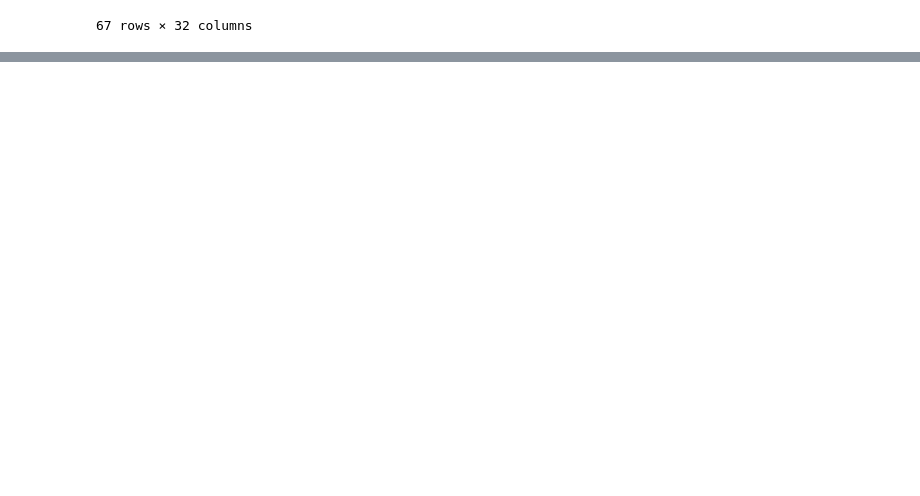
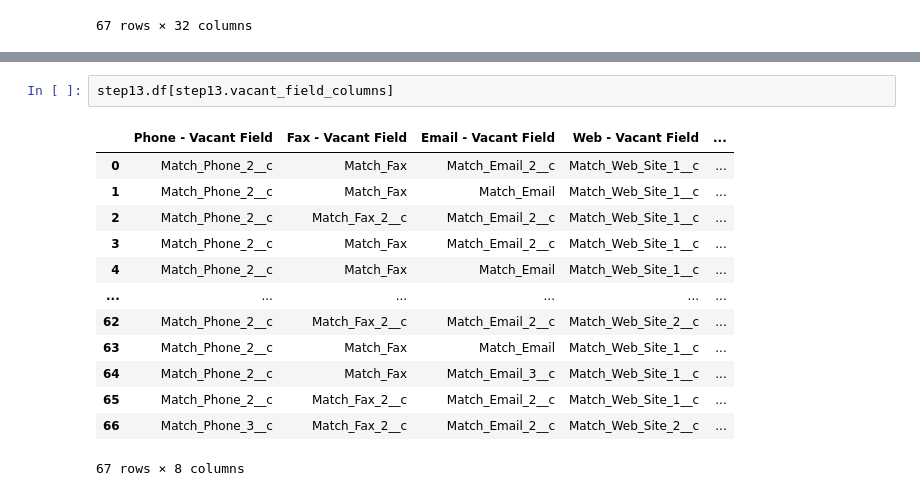
Before and after one commit to rapiinel/salesforce_data_enrichment, a Jupyter notebook: Salesforce Webscrape Data Enrichment Using Match Data.ipynb, the cells around one changed output, grey strips where cells are left out. Drawn from its saved outputs; the diff is of its cells as text; blank space fills up the shorter version.

```diff
--- a/Salesforce Webscrape Data Enrichment Using Match Data.ipynb
+++ b/Salesforce Webscrape Data Enrichment Using Match Data.ipynb
@@ -119,0 +147,16 @@ step13.output
+# %%
+step13.df[step13.vacant_field_columns]
+# %% [output]
+|  | Phone - Vacant Field | Fax - Vacant Field | Email - Vacant Field | Web - Vacant Field | ... |
+| 0 | Match_Phone_2__c | Match_Fax | Match_Email_2__c | Match_Web_Site_1__c | ... |
+| 1 | Match_Phone_2__c | Match_Fax | Match_Email | Match_Web_Site_1__c | ... |
+| 2 | Match_Phone_2__c | Match_Fax_2__c | Match_Email_2__c | Match_Web_Site_1__c | ... |
+| 3 | Match_Phone_2__c | Match_Fax | Match_Email_2__c | Match_Web_Site_1__c | ... |
+| 4 | Match_Phone_2__c | Match_Fax | Match_Email | Match_Web_Site_1__c | ... |
+| ... | ... | ... | ... | ... | ... |
+| 62 | Match_Phone_2__c | Match_Fax_2__c | Match_Email_2__c | Match_Web_Site_2__c | ... |
+| 63 | Match_Phone_2__c | Match_Fax | Match_Email | Match_Web_Site_1__c | ... |
+| 64 | Match_Phone_2__c | Match_Fax | Match_Email_3__c | Match_Web_Site_1__c | ... |
+| 65 | Match_Phone_2__c | Match_Fax_2__c | Match_Email_2__c | Match_Web_Site_1__c | ... |
+| 66 | Match_Phone_3__c | Match_Fax_2__c | Match_Email_2__c | Match_Web_Site_2__c | ... |
+67 rows × 8 columns
```
Also changed, not shown: parts of 7 cells of this notebook, 1 other file.
